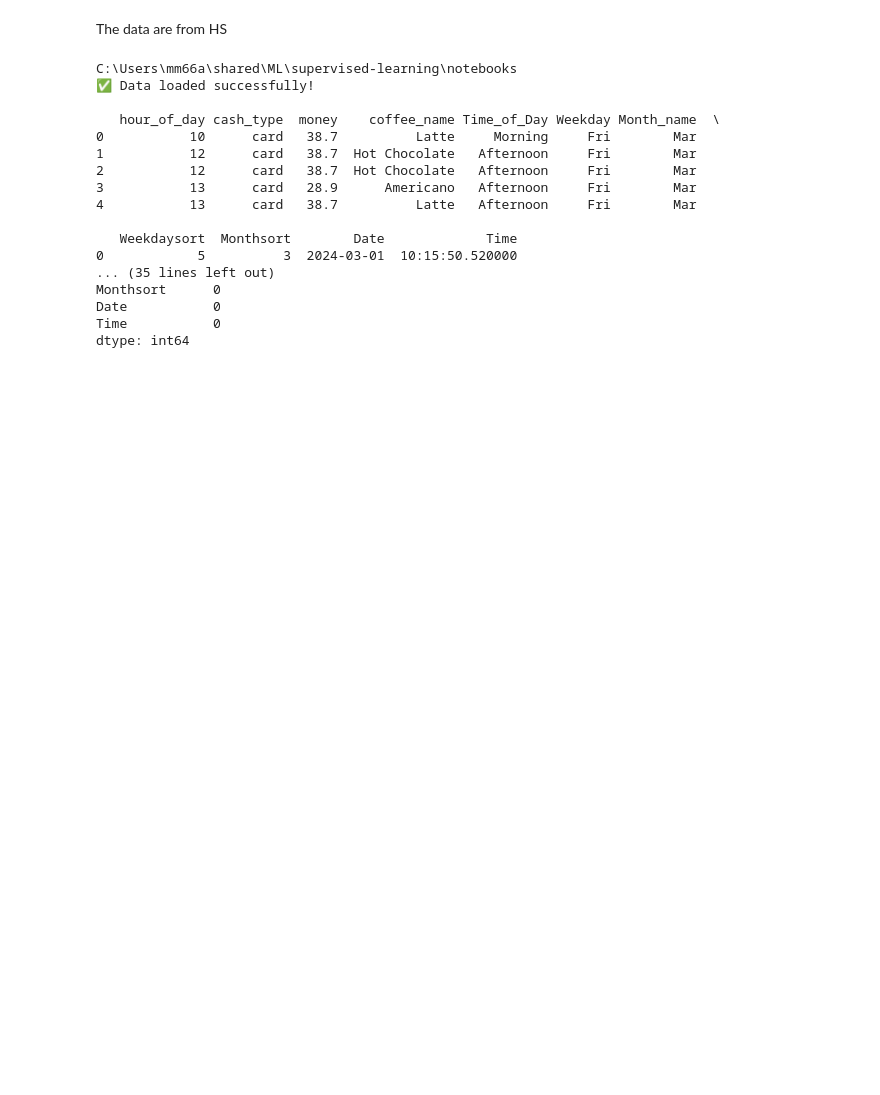
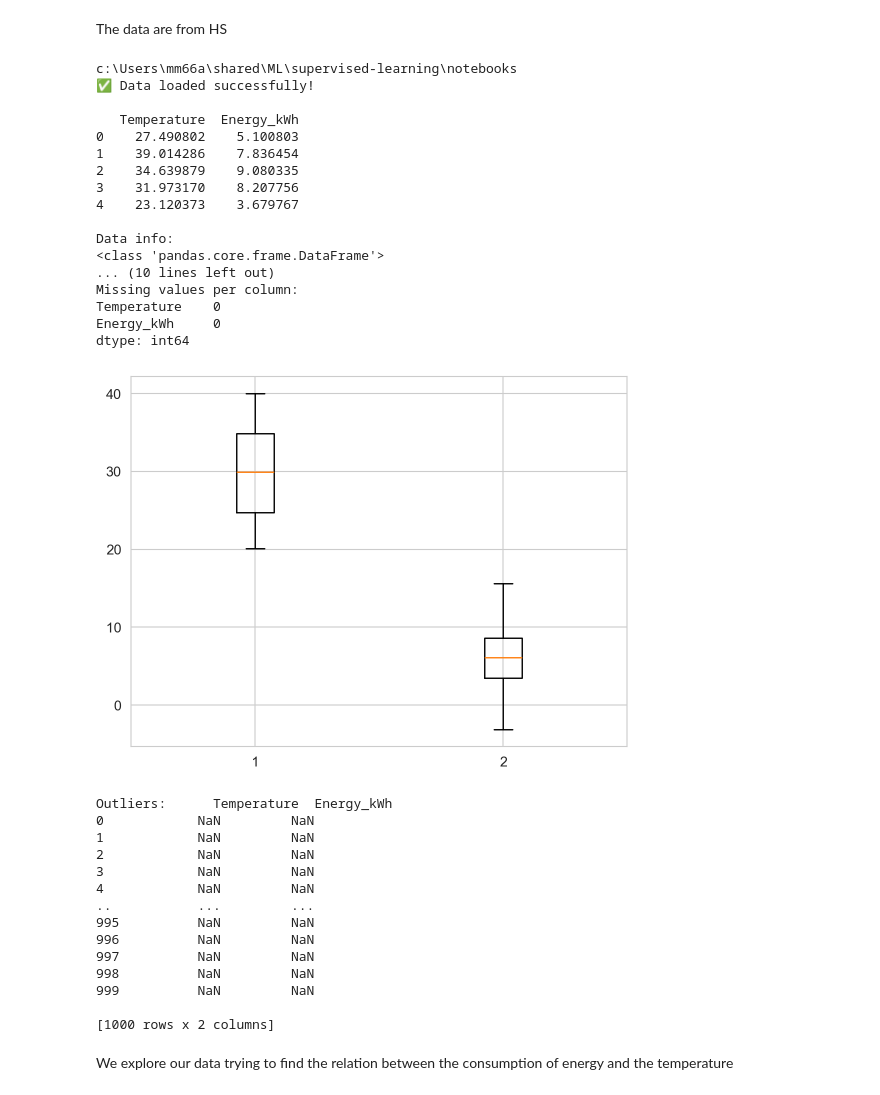
Before and after one commit to abdrahmannc/supervised-learning, a Jupyter notebook: notebooks/regression.ipynb, the cells around one changed output. Drawn from its saved outputs; the diff is of its cells as text; code cells hidden in the pictures; blank space fills up the shorter version.

```diff
--- a/notebooks/regression.ipynb
+++ b/notebooks/regression.ipynb
@@ -11,47 +11,76 @@ print(os.getcwd())
 import warnings
 warnings.filterwarnings("ignore")
 
-# Add parent directory to path to import regression_scripts
+# Add parent directory to path Zto import regression_scripts
 sys.path.append(os.path.abspath(os.path.join(os.getcwd(), '..')))
 
 # Reload module to pick up new functions
 import importlib
 if 'regression_scripts.regression_utils' in sys.modules:
     importlib.reload(sys.modules['regression_scripts.regression_utils'])
 
 from regression_scripts.regression_utils import*
 
 
 # -----------------------------
 # 1️⃣ Load data
 # -----------------------------
-file_path = "../data/Coffe_sales.csv"
+file_path = "../data/data_summer.csv"
 
 if not os.path.exists(file_path):
     raise FileNotFoundError(f"CSV file not found at {file_path}")
 data = pd.read_csv(file_path, sep=",")
 print("✅ Data loaded successfully!\n")
 print(data.head())
 print("\nData info:")
 print(data.info())
 print("\nMissing values per column:")
 print(data.isna().sum())
+
+
+Q1 = np.percentile(data, 25)
+Q3 = np.percentile(data, 75)
+IQR = Q3 - Q1
+plt.boxplot(data)
+plt.show()
+lower_bound = Q1 - 1.5*IQR
+upper_bound = Q3 + 1.5*IQR
+
+outliers = data[(data < lower_bound) | (data > upper_bound)]
+print("Outliers:", outliers)
 # %% [output]
-C:\Users\mm66a\shared\ML\supervised-learning\notebooks
+c:\Users\mm66a\shared\ML\supervised-learning\notebooks
 ✅ Data loaded successfully!
 
-   hour_of_day cash_type  money    coffee_name Time_of_Day Weekday Month_name  \
-0           10      card   38.7          Latte     Morning     Fri        Mar
-1           12      card   38.7  Hot Chocolate   Afternoon     Fri        Mar
-2           12      card   38.7  Hot Chocolate   Afternoon     Fri        Mar
-3           13      card   28.9      Americano   Afternoon     Fri        Mar
-4           13      card   38.7          Latte   Afternoon     Fri        Mar
+   Temperature  Energy_kWh
+0    27.490802    5.100803
+1    39.014286    7.836454
+2    34.639879    9.080335
+3    31.973170    8.207756
+4    23.120373    3.679767
 
-   Weekdaysort  Monthsort        Date             Time
-0            5          3  2024-03-01  10:15:50.520000
-... (35 lines left out)
-Monthsort      0
-Date           0
-Time           0
+Data info:
+<class 'pandas.core.frame.DataFrame'>
+... (10 lines left out)
+Missing values per column:
+Temperature    0
+Energy_kWh     0
 dtype: int64
+[figure, added]
+Outliers:      Temperature  Energy_kWh
+0            NaN         NaN
+1            NaN         NaN
+2            NaN         NaN
+3            NaN         NaN
+4            NaN         NaN
+..           ...         ...
+995          NaN         NaN
+996          NaN         NaN
+997          NaN         NaN
+998          NaN         NaN
+999          NaN         NaN
+
+[1000 rows x 2 columns]
+# %% [markdown]
+We explore our data trying to find the relation between the  consumption of energy and the temperature
 # %%
```
Also changed, not shown: parts of 10 cells of this notebook.
